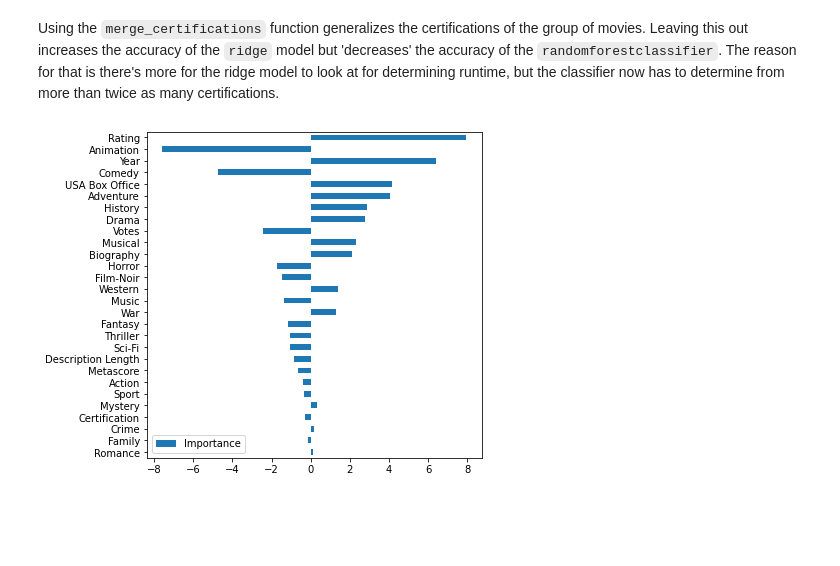
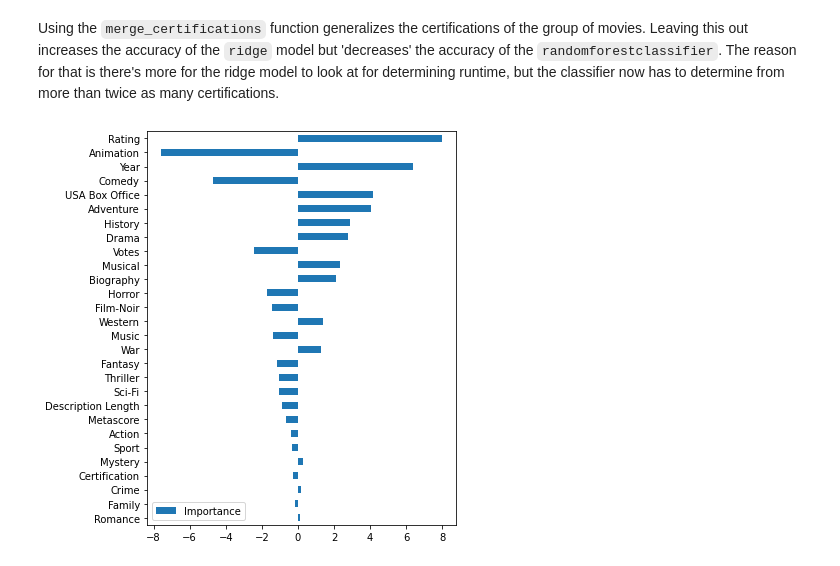
Before and after one commit to MaxTechniche/BuildWeek2, a Jupyter notebook: workbook.ipynb, the cells around one changed output. Drawn from its saved outputs; the diff is of its cells as text; code cells hidden in the pictures; blank space fills up the shorter version.

```diff
--- a/workbook.ipynb
+++ b/workbook.ipynb
@@ -233,6 +233,7 @@ import matplotlib.pyplot as plt
 # %%
 fig, ax = plt.subplots(figsize=(6, 6))
 pd.DataFrame(index=reg_X_val.columns, data=reg_pipeline.named_steps['ridge'].coef_, columns=['Importance']).sort_values('Importance', key=lambda x: abs(x)).plot.barh(ax=ax)
-fig.savefig('images/ridge_importance.png')
+plt.tight_layout()
+fig.savefig('assets/ridge_importance.jpg', dpi=300)
 # %% [output]
-[figure, old version]
+[figure, new version]
```
Also changed, not shown: 5 other files.
